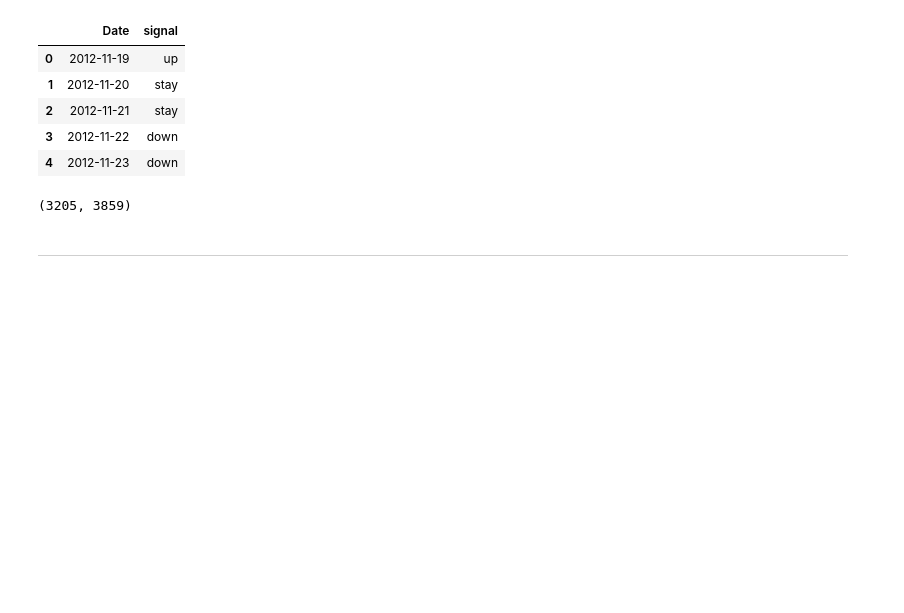
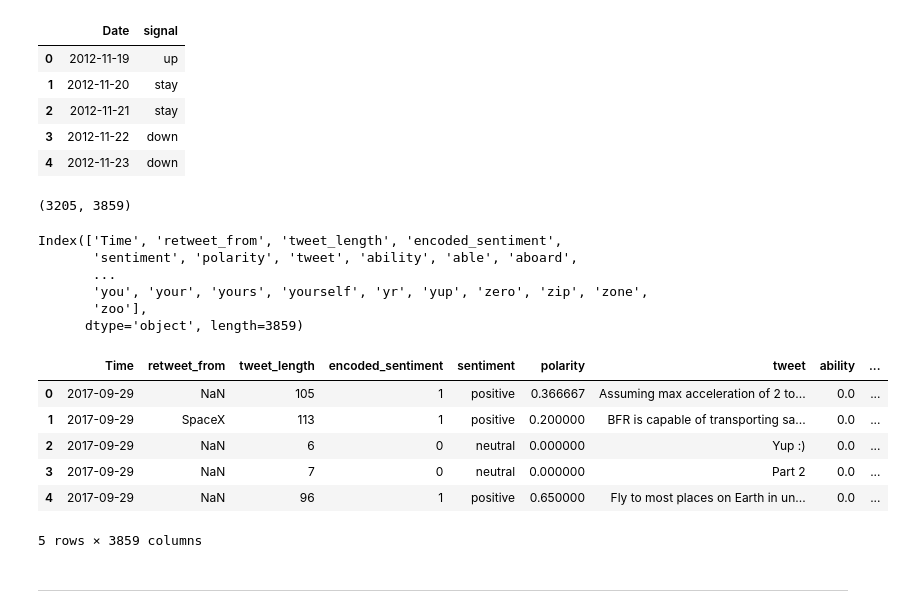
Before and after one commit to SproulHimself/TSLA_stock_twitter_sentiment_analysis, a Jupyter notebook: Merging Data.ipynb, the cells around one changed output. Saved outputs shown, nothing was run; the diff lists cells and outputs as text; code cells hidden in the pictures; blank space fills up the shorter version.

```diff
--- a/Merging Data.ipynb
+++ b/Merging Data.ipynb
@@ -32,6 +32,25 @@ stock.head()
 text.shape
 # %% [output]
 (3205, 3859)
+# %%
+text.columns
+# %% [output]
+Index(['Time', 'retweet_from', 'tweet_length', 'encoded_sentiment',
+       'sentiment', 'polarity', 'tweet', 'ability', 'able', 'aboard',
+       ...
+       'you', 'your', 'yours', 'yourself', 'yr', 'yup', 'zero', 'zip', 'zone',
+       'zoo'],
+      dtype='object', length=3859)
+# %%
+text.head()
+# %% [output]
+|  | Time | retweet_from | tweet_length | encoded_sentiment | sentiment | polarity | tweet | ability | ... |
+| 0 | 2017-09-29 | NaN | 105 | 1 | positive | 0.366667 | Assuming max acceleration of 2 to... | 0.0 | ... |
+| 1 | 2017-09-29 | SpaceX | 113 | 1 | positive | 0.200000 | BFR is capable of transporting sa... | 0.0 | ... |
+| 2 | 2017-09-29 | NaN | 6 | 0 | neutral | 0.000000 | Yup :) | 0.0 | ... |
+| 3 | 2017-09-29 | NaN | 7 | 0 | neutral | 0.000000 | Part 2 | 0.0 | ... |
+| 4 | 2017-09-29 | NaN | 96 | 1 | positive | 0.650000 | Fly to most places on Earth in un... | 0.0 | ... |
+5 rows × 3859 columns
 # %%
 stock.set_index('Date', inplace=True)
 # %%
```
Also changed, not shown: parts of 16 cells of this notebook, 1 other file.
